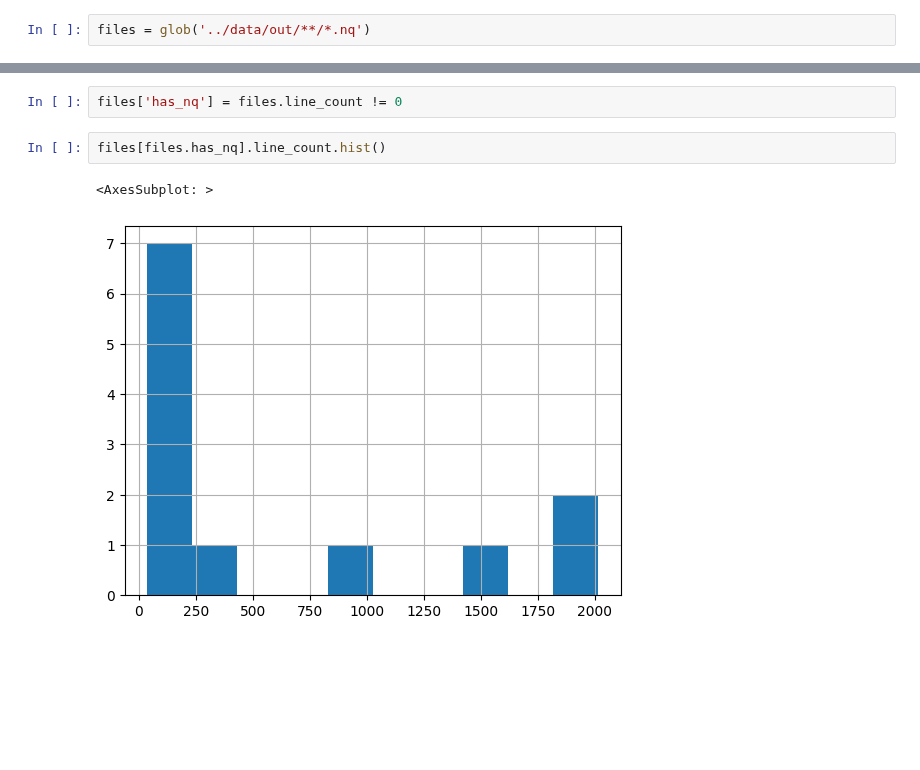
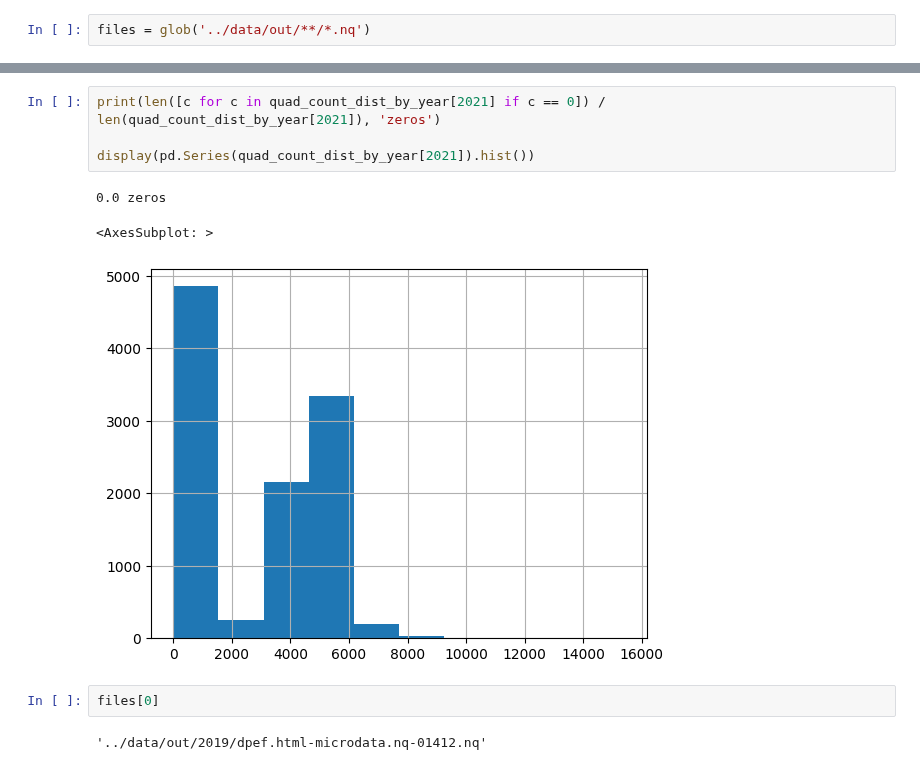
Before and after one commit to rxvl-d/lrmi-crawler, a Jupyter notebook: notebooks/04-explore-results-v2.ipynb, the cells around one changed output, grey strips where cells are left out. Drawn from its saved outputs; the diff is of its cells as text; blank space fills up the shorter version.

```diff
--- a/notebooks/04-explore-results-v2.ipynb
+++ b/notebooks/04-explore-results-v2.ipynb
@@ -31,7 +45,12 @@ files['line_count'] = [line_count(f) for f in files.path]
+# %%
+print(len([c for c in quad_count_dist_by_year[2021] if c == 0]) / len(quad_count_dist_by_year[2021]), 'zeros')
+
+display(pd.Series(quad_count_dist_by_year[2021]).hist())
+# %% [output]
+0.0 zeros
+<AxesSubplot: >
+[figure, added]
 # %%
-files['has_nq'] = files.line_count != 0
+files[0]
+# %% [output]
+'../data/out/2019/dpef.html-microdata.nq-01412.nq'
-# %%
-files[files.has_nq].line_count.hist()
-# %% [output]
-<AxesSubplot: >
-[figure, removed]
```
Also changed, not shown: parts of 23 cells of this notebook, 9 other files.
